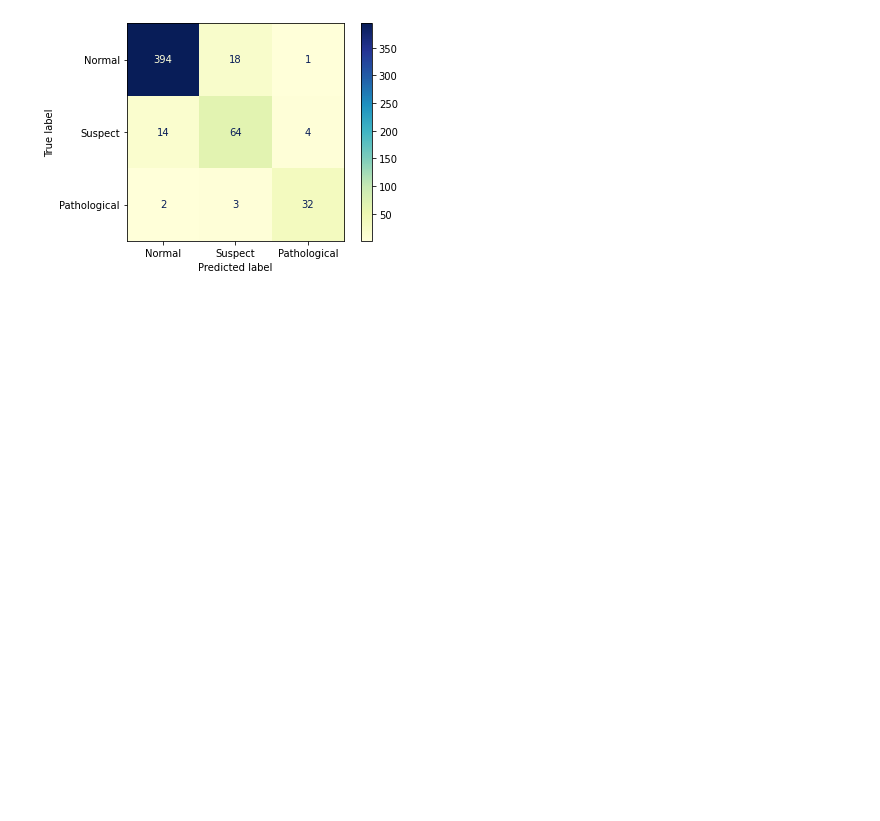
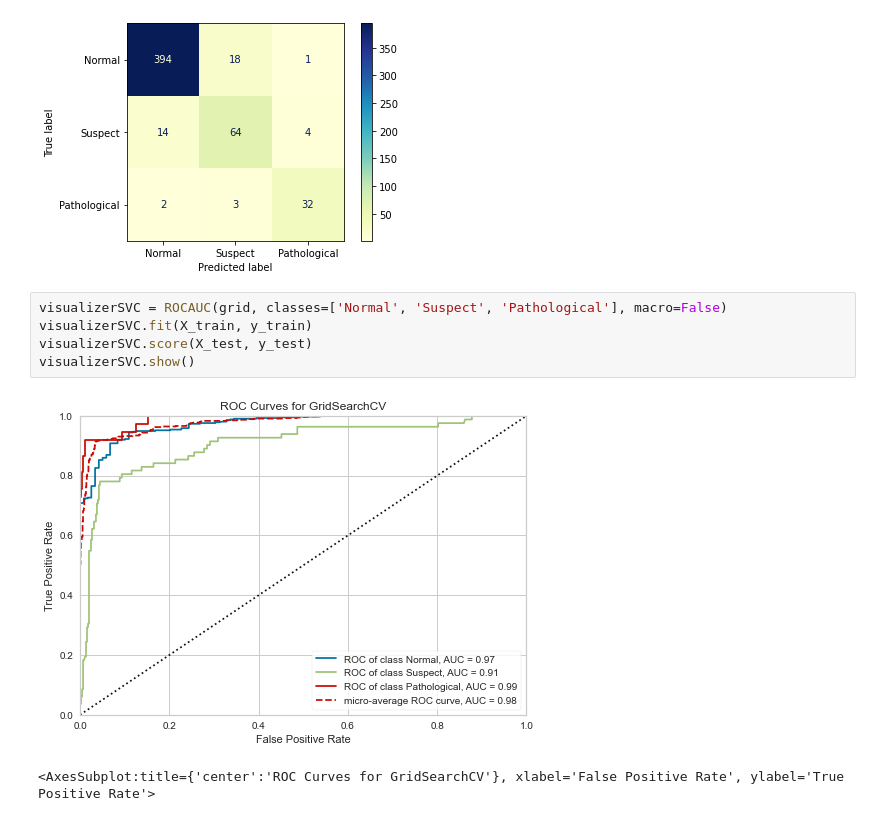
Before and after one commit to akshajt/Specialization-Classification, a Jupyter notebook: Classification - Fetal Health.ipynb, the cells around one changed output. Saved outputs shown, nothing was run; the diff lists cells and outputs as text; blank space fills up the shorter version.

```diff
--- a/Classification - Fetal Health.ipynb
+++ b/Classification - Fetal Health.ipynb
@@ -432,3 +450,11 @@ plot_confusion_matrix(grid, X_test, y_test, display_labels = ['Normal', 'Suspect
 # %% [output]
 <sklearn.metrics._plot.confusion_matrix.ConfusionMatrixDisplay at 0x...>
 [figure]
+# %%
+visualizerSVC = ROCAUC(grid, classes=['Normal', 'Suspect', 'Pathological'], macro=False)
+visualizerSVC.fit(X_train, y_train)
+visualizerSVC.score(X_test, y_test)
+visualizerSVC.show()
+# %% [output]
+[figure, added]
+<AxesSubplot:title={'center':'ROC Curves for GridSearchCV'}, xlabel='False Positive Rate', ylabel='True Positive Rate'>
```
Also changed, not shown: parts of 8 cells of this notebook.
